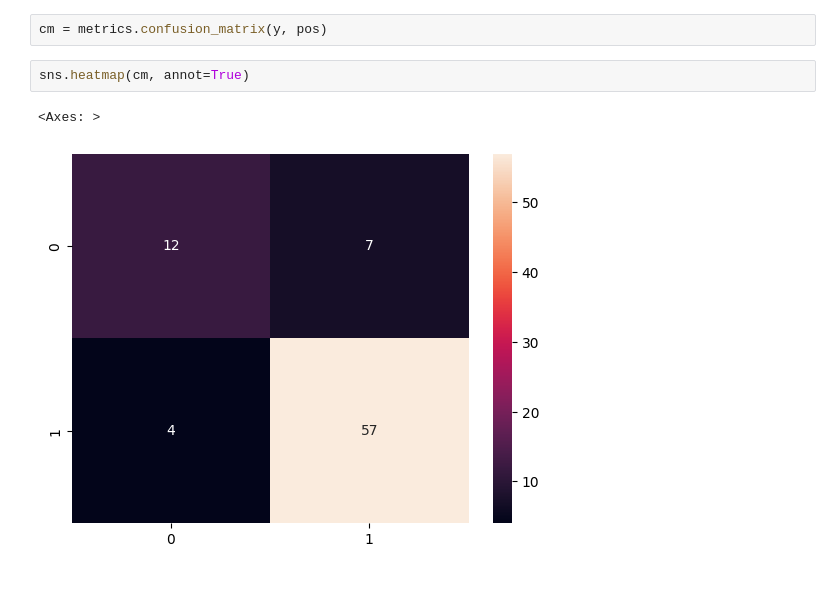
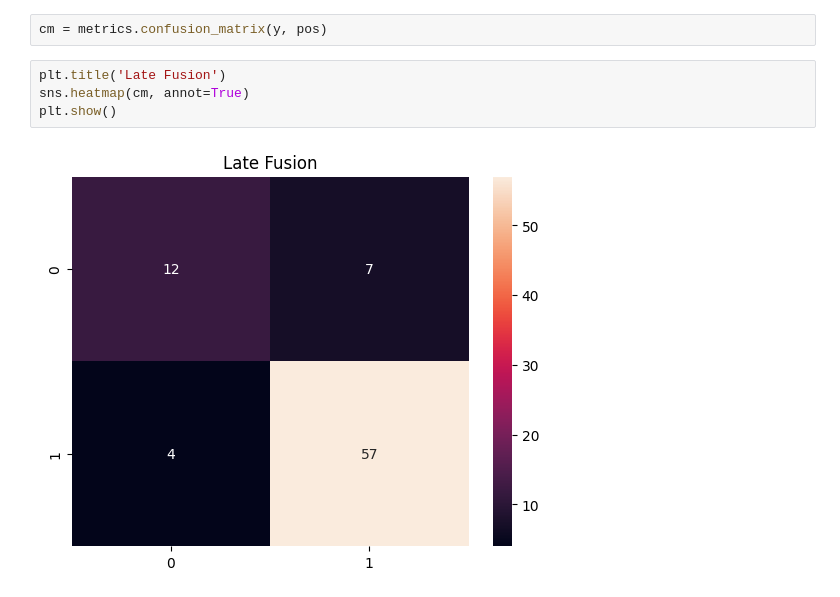
Before and after one commit to DHeijbroek/MultiMedia_group24, a Jupyter notebook: Classification/classification.ipynb, the cells around one changed output. Saved outputs shown, nothing was run; the diff lists cells and outputs as text.

```diff
--- a/Classification/classification.ipynb
+++ b/Classification/classification.ipynb
@@ -138,7 +141,8 @@ for x0, x1, y0, y1 in zip(y_pred, y_pred_prob_a, y_roberta, merged_df.Probabilit
 # %%
 cm = metrics.confusion_matrix(y, pos)
 # %%
+plt.title('Late Fusion')
 sns.heatmap(cm, annot=True)
+plt.show()
 # %% [output]
-<Axes: >
-[figure, old version]
+[figure, new version]
```
Also changed, not shown: parts of 3 cells of this notebook, 3 other files.
